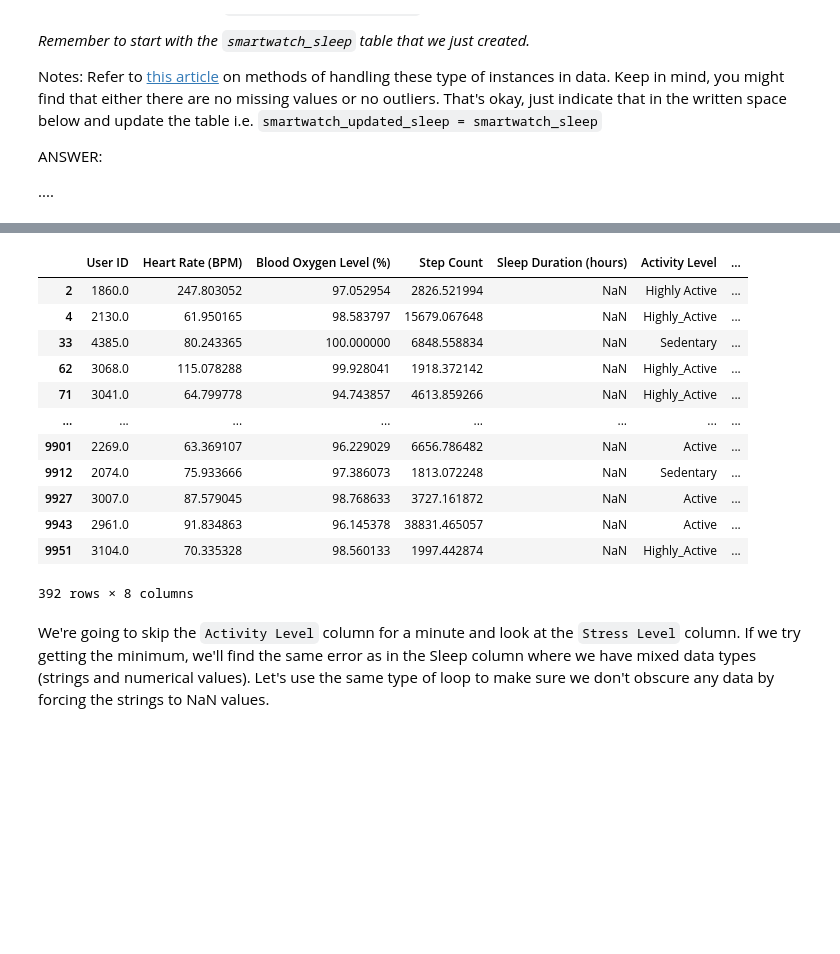
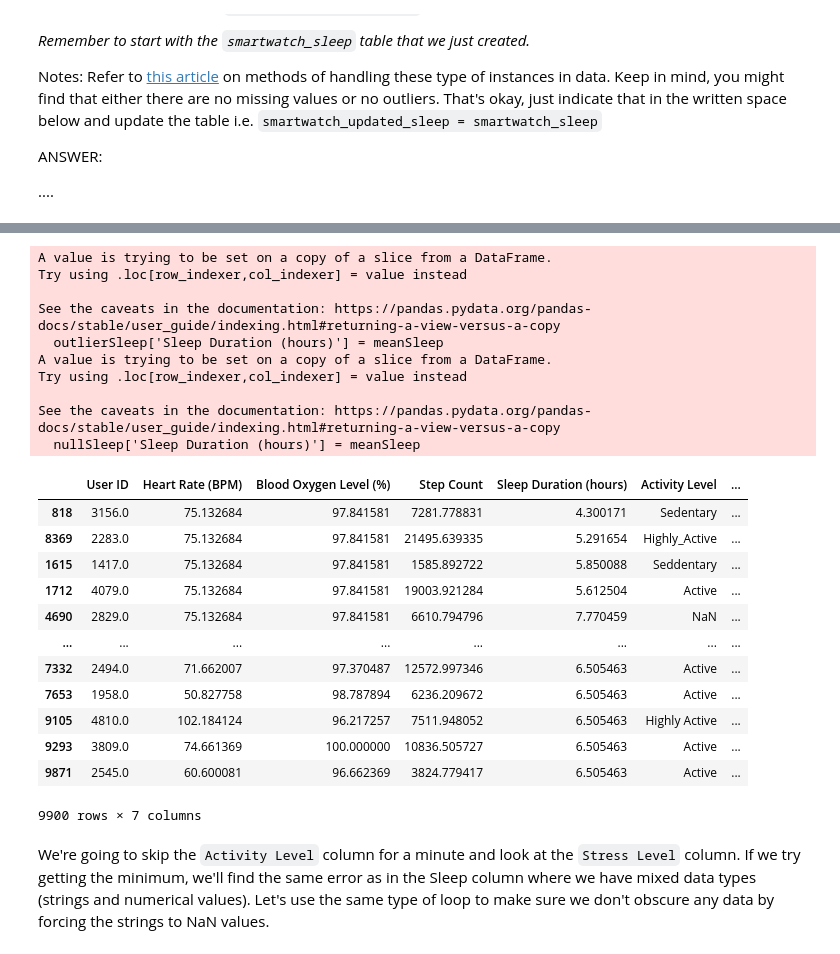
Before and after one commit to BMC-Intersectional-Data-Feminism/exercise-2-data-cleaning-and-analysis-biancaprz, a Jupyter notebook: exercise2.ipynb, the cells around one changed output, grey strips where cells are left out. Drawn from its saved outputs; the diff is of its cells as text; code cells hidden in the pictures; blank space fills up the shorter version.

```diff
--- a/exercise2.ipynb
+++ b/exercise2.ipynb
@@ -217,14 +222,18 @@ ANSWER:
 ....
 # %%
 ## use this space or additional cells to deal with the missing/outlier values.
-
-nullo2rows = smartwatch[smartwatch['Blood Oxygen Level (%)'].isnull()] ##isnull acounts for null values
-outliero2rows= smartwatch[smartwatch['Blood Oxygen Level (%)'] <= 92.5]
-smartwatch['weights'] = 2 # CITE: Google "how to maniupulate the weight of values in a data set"
-smartwatch.loc[ smartwatch['Blood Oxygen Level (%)'].isnull(),'weights'] == 0
-smartwatch.loc[ smartwatch['Blood Oxygen Level (%)'] <= 92.5, 'weights'] = 1
-smartwatch_o2 = smartwatch[['Blood Oxygen Level (%)', 'weights']]
+meanBloodO2 = smartwatch_hr['Blood Oxygen Level (%)'].mean()
 
 
+nullo2rows = smartwatch_hr[smartwatch_hr['Blood Oxygen Level (%)'].isnull()] ##isnull acounts for null values
+outliero2rows= smartwatch_hr[smartwatch_hr['Blood Oxygen Level (%)'] <= 92.5]
+
+nullo2rows['Blood Oxygen Level (%)'] = meanBloodO2
+outliero2rows['Blood Oxygen Level (%)'] = meanBloodO2
+
+normo2rows = smartwatch_hr[(~smartwatch_hr['Blood Oxygen Level (%)'].isnull()) & (smartwatch_hr['Blood Oxygen Level (%)'] > 92.5)]
+
+smartwatch_o2 = pd.concat([nullo2rows,outliero2rows,normo2rows])
+
 smartwatch_o2
 # %% [output]
@@ -278,8 +297,8 @@ sns.boxplot(smartwatch['Step Count'])
 ## use this space or additional cells to address the missing or outlier data.
 
 # Google: Average amount of steps per day: 3,000 - 4,000 - https://www.mayoclinic.org/healthy-lifestyle/fitness/in-depth/10000-steps/art-20317391
-outlier_steps = smartwatch[(smartwatch['Step Count'] < 3000) | (smartwatch['Step Count'] > 20000)]
-smartwatch_steps = smartwatch[smartwatch['Step Count'].notnull() & ((smartwatch['Step Count'] > 3000) | (smartwatch['Step Count'] < 20000))]
+outlier_steps = smartwatch_o2[(smartwatch_o2['Step Count'] < 3000) | (smartwatch_o2['Step Count'] > 20000)]
+smartwatch_steps = smartwatch_o2[smartwatch_o2['Step Count'].notnull() & ((smartwatch_o2['Step Count'] > 3000) | (smartwatch_o2['Step Count'] < 20000))]
 smartwatch_steps
 # %% [output]
 |  | User ID | Heart Rate (BPM) | Blood Oxygen Level (%) | Step Count | Sleep Duration (hours) | Activity Level | ... |
@@ -396,11 +415,13 @@ See the caveats in the documentation: https://pandas.pydata.org/pandas-docs/stab
 # %% [markdown]
 Now we can finish **Question 8** and find the minimum, maximum, and mean of the sleep duration column.
 # %%
-minSleep = smartwatch_sleep['Sleep Duration (hours)'].min()
+smartwatch['Sleep Duration (hours)'] = pd.to_numeric(smartwatch['Sleep Duration (hours)'], errors='coerce')
 
-maxSleep = smartwatch_sleep['Sleep Duration (hours)'].max()
+minSleep = smartwatch['Sleep Duration (hours)'].min()
 
-meanSleep = smartwatch_sleep['Sleep Duration (hours)'].mean()
+maxSleep = smartwatch['Sleep Duration (hours)'].max()
+
+meanSleep = smartwatch['Sleep Duration (hours)'].mean()
 
 minSleep, maxSleep, meanSleep
 # %% [output]
@@ -440,28 +450,39 @@ ANSWER:
 # %%
-outlierSleep = smartwatch_sleep[smartwatch_sleep['Sleep Duration (hours)'] >20000]
+outlierSleep = smartwatch_sleep[smartwatch_sleep['Sleep Duration (hours)'] >10.5]
 nullSleep = smartwatch_sleep[smartwatch_sleep['Sleep Duration (hours)'].isnull()]
-normSleep = smartwatch_sleep[(~smartwatch_sleep['Sleep Duration (hours)'].isnull()) & (smartwatch_sleep['Sleep Duration (hours)'] > 20000)]
+
+outlierSleep['Sleep Duration (hours)'] = meanSleep
+nullSleep['Sleep Duration (hours)'] = meanSleep
+normSleep = smartwatch_sleep[(~smartwatch_sleep['Sleep Duration (hours)'].isnull()) & (smartwatch_sleep['Sleep Duration (hours)'] <10.5)]
 
 
-sleepMean = normSleep['Sleep Duration (hours)'].mean()
-
 # Concatenate the normal and updated rows (with filled NaN values)
-smartwatch_updated_sleep = pd.concat([normSleep, nullSleep])
+smartwatch_updated_sleep = pd.concat([normSleep, nullSleep, outlierSleep])
 smartwatch_updated_sleep
 # %% [output]
+A value is trying to be set on a copy of a slice from a DataFrame.
+Try using .loc[row_indexer,col_indexer] = value instead
+
+See the caveats in the documentation: https://pandas.pydata.org/pandas-docs/stable/user_guide/indexing.html#returning-a-view-versus-a-copy
+  outlierSleep['Sleep Duration (hours)'] = meanSleep
+A value is trying to be set on a copy of a slice from a DataFrame.
+Try using .loc[row_indexer,col_indexer] = value instead
+
+See the caveats in the documentation: https://pandas.pydata.org/pandas-docs/stable/user_guide/indexing.html#returning-a-view-versus-a-copy
+  nullSleep['Sleep Duration (hours)'] = meanSleep
 |  | User ID | Heart Rate (BPM) | Blood Oxygen Level (%) | Step Count | Sleep Duration (hours) | Activity Level | ... |
-| 2 | 1860.0 | 247.803052 | 97.052954 | 2826.521994 | NaN | Highly Active | ... |
-| 4 | 2130.0 | 61.950165 | 98.583797 | 15679.067648 | NaN | Highly_Active | ... |
-| 33 | 4385.0 | 80.243365 | 100.000000 | 6848.558834 | NaN | Sedentary | ... |
-| 62 | 3068.0 | 115.078288 | 99.928041 | 1918.372142 | NaN | Highly_Active | ... |
-| 71 | 3041.0 | 64.799778 | 94.743857 | 4613.859266 | NaN | Highly_Active | ... |
+| 818 | 3156.0 | 75.132684 | 97.841581 | 7281.778831 | 4.300171 | Sedentary | ... |
+| 8369 | 2283.0 | 75.132684 | 97.841581 | 21495.639335 | 5.291654 | Highly_Active | ... |
+| 1615 | 1417.0 | 75.132684 | 97.841581 | 1585.892722 | 5.850088 | Seddentary | ... |
+| 1712 | 4079.0 | 75.132684 | 97.841581 | 19003.921284 | 5.612504 | Active | ... |
+| 4690 | 2829.0 | 75.132684 | 97.841581 | 6610.794796 | 7.770459 | NaN | ... |
 | ... | ... | ... | ... | ... | ... | ... | ... |
-| 9901 | 2269.0 | 63.369107 | 96.229029 | 6656.786482 | NaN | Active | ... |
-| 9912 | 2074.0 | 75.933666 | 97.386073 | 1813.072248 | NaN | Sedentary | ... |
-| 9927 | 3007.0 | 87.579045 | 98.768633 | 3727.161872 | NaN | Active | ... |
-| 9943 | 2961.0 | 91.834863 | 96.145378 | 38831.465057 | NaN | Active | ... |
-| 9951 | 3104.0 | 70.335328 | 98.560133 | 1997.442874 | NaN | Highly_Active | ... |
+| 7332 | 2494.0 | 71.662007 | 97.370487 | 12572.997346 | 6.505463 | Active | ... |
+| 7653 | 1958.0 | 50.827758 | 98.787894 | 6236.209672 | 6.505463 | Active | ... |
+| 9105 | 4810.0 | 102.184124 | 96.217257 | 7511.948052 | 6.505463 | Highly Active | ... |
+| 9293 | 3809.0 | 74.661369 | 100.000000 | 10836.505727 | 6.505463 | Active | ... |
+| 9871 | 2545.0 | 60.600081 | 96.662369 | 3824.779417 | 6.505463 | Active | ... |
-392 rows × 8 columns
+9900 rows × 7 columns
 # %% [markdown]
 We're going to skip the `Activity Level` column for a minute and look at the `Stress Level` column. If we try getting the minimum, we'll find the same error as in the Sleep column where we have mixed data types (strings and numerical values). Let's use the same type of loop to make sure we don't obscure any data by forcing the strings to NaN values.
 # %%
```
Also changed, not shown: parts of 27 cells of this notebook, 1 other file.
